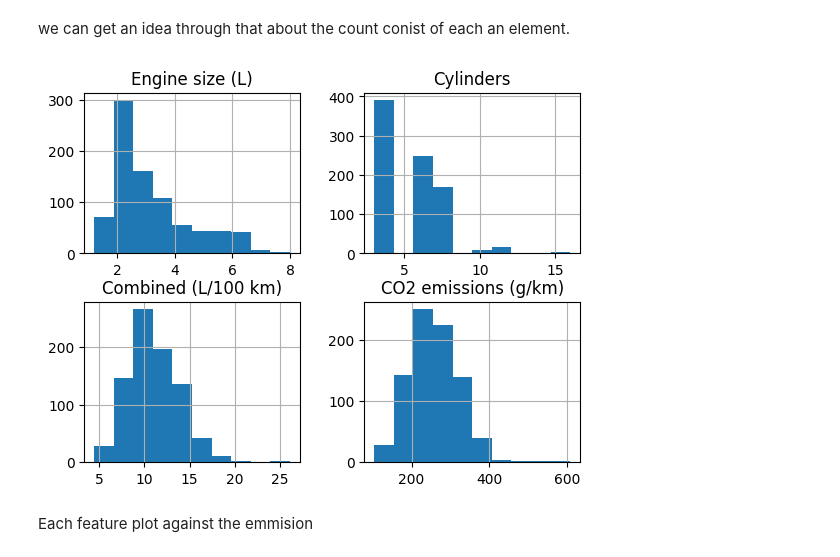
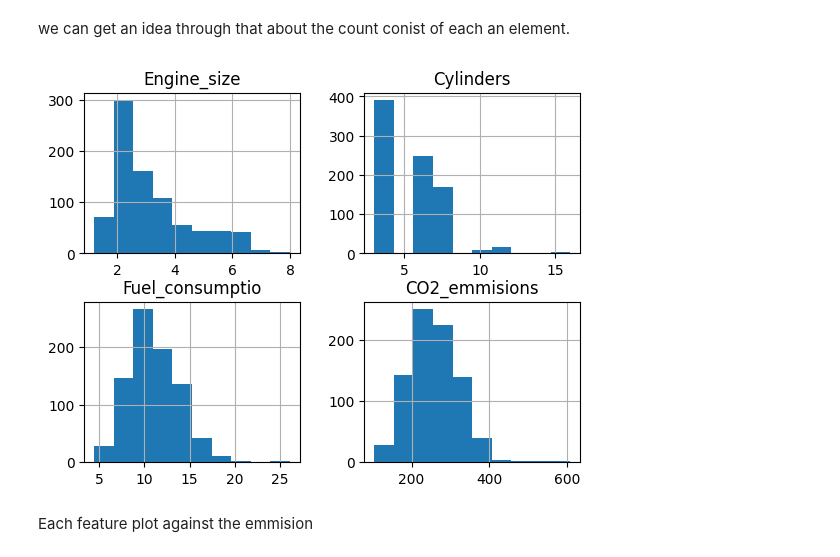
Before and after one commit to prabash-codes/engine-fuel-prediction, a Jupyter notebook: .dist/model.ipynb, the cells around one changed output. Cells and saved outputs as stored; diff of their text form; code cells hidden in the pictures.

```diff
--- a/.dist/model.ipynb
+++ b/.dist/model.ipynb
@@ -87,0 +87,6 @@ mdf
+# %%
+mdf.rename(columns={'Combined (L/100 km)':'Fuel_consumptio'},inplace=True)
+mdf.rename(columns={'Engine size (L)':'Engine_size'},inplace=True)
+mdf.rename(columns={'CO2 emissions (g/km)':'CO2_emmisions'},inplace=True)
+
+mdf
@@ -90,11 +121,11 @@ In here I'm creating a plot for getting an idea about the distribution using mat
 # %% [markdown]
 we can get an idea through that about the count conist of each an element.
 # %%
-viz = mdf[ ['Engine size (L)','Cylinders','Combined (L/100 km)','CO2 emissions (g/km)'] ]
+viz = mdf[ ['Engine_size','Cylinders','Fuel_consumptio','CO2_emmisions'] ]
 viz.hist()
 plt.show()
 # %% [output]
-[figure, old version]
+[figure, new version]
 # %% [markdown]
 Each feature plot against the emmision
 # %%
```
Also changed, not shown: parts of 15 cells of this notebook.
